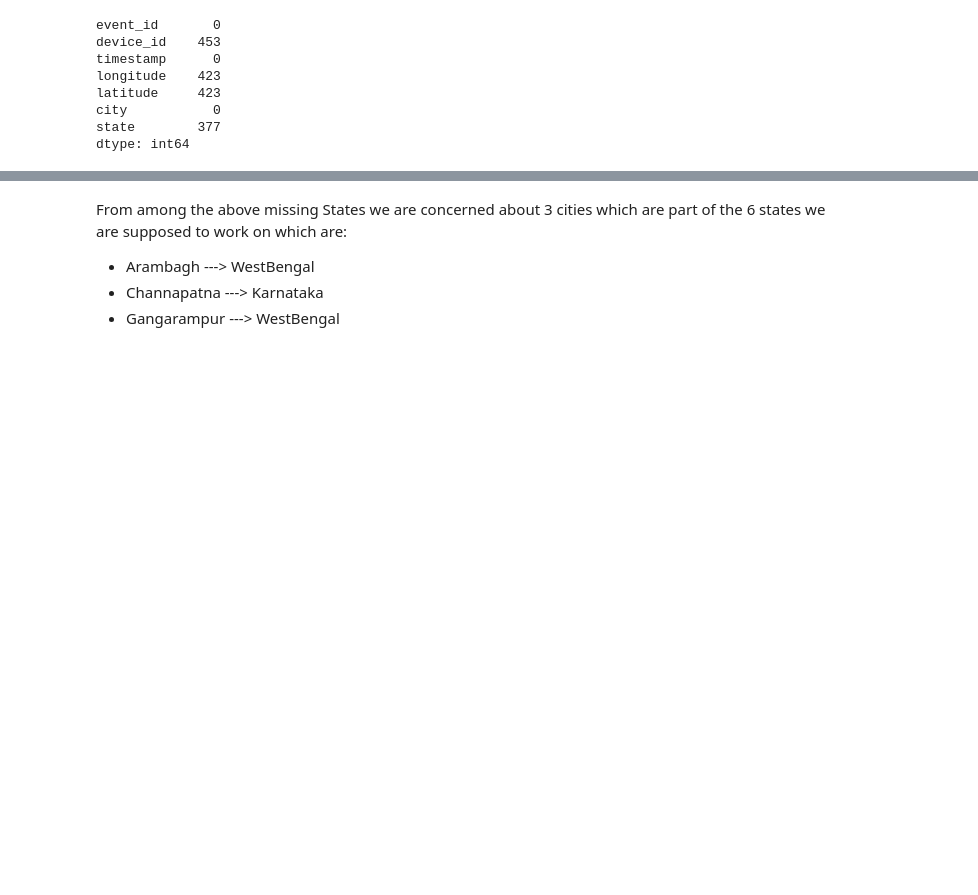
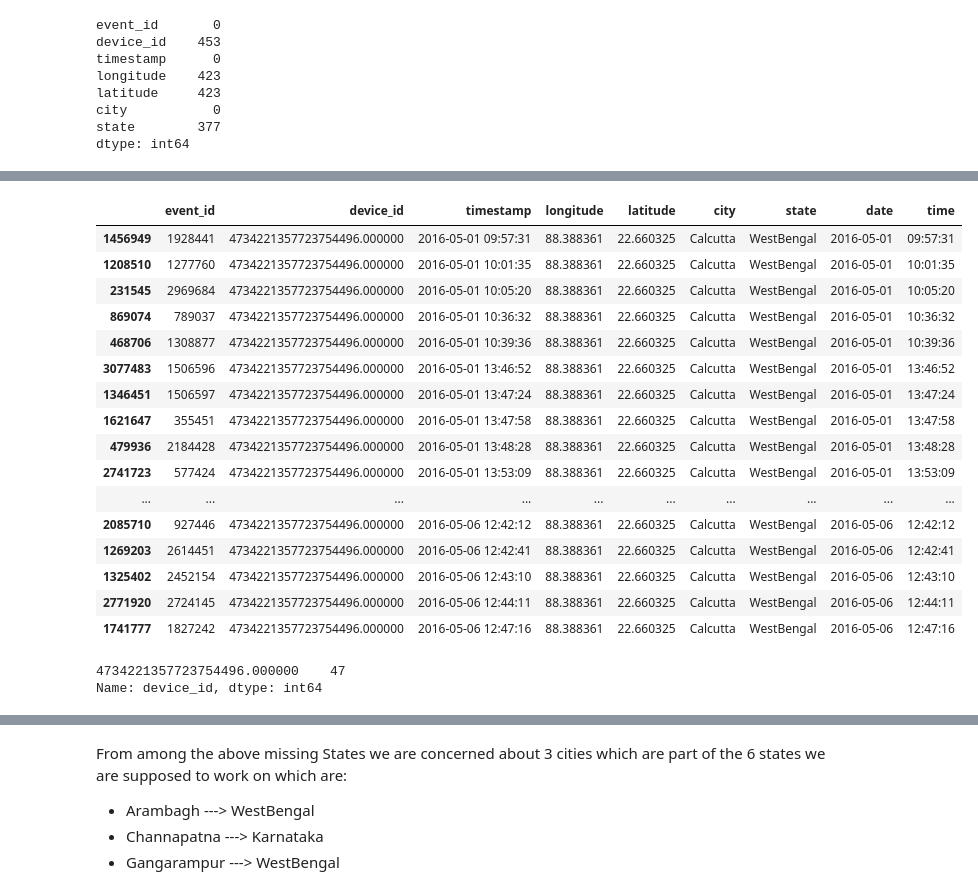
Before and after one commit to santhoshbvsrk/CapstoneProjects, a Jupyter notebook: DataAnalytics_CDF/InsaidTelecom_CDFCapstone.ipynb, the cells around one changed output, grey strips where cells are left out. Drawn from its saved outputs; the diff is of its cells as text; code cells hidden in the pictures; blank space fills up the shorter version.

```diff
--- a/DataAnalytics_CDF/InsaidTelecom_CDFCapstone.ipynb
+++ b/DataAnalytics_CDF/InsaidTelecom_CDFCapstone.ipynb
@@ -52,0 +398,3 @@ dtype: int64
+# %%
+#checking if the device_id is different for the records where latitude & longitude are null
+dev_id = events_data_df[(events_data_df.latitude.isnull()) & (events_data_df.longitude.isnull())].sort_values(by=['device_id'])['device_id'].unique()
@@ -52,0 +446,13 @@ dtype: int64
+# %%
+#Imputing missing values in latitude & longitude
+#From the previous steps we found that there are 21 device_ids for the missing latitude & longitude records.
+#For these 21 device_ids there are unique latitude & longitude combination. Hence, we'll be replacing the missing latitude & longitude values for these devices with the same latitude & longitude values
+
+for i in dev_id:
+  lat = list(events_data_df[(events_data_df.device_id == i) & (events_data_df.latitude.notnull())].latitude)[0]
+  lon = list(events_data_df[(events_data_df.device_id == i) & (events_data_df.latitude.notnull())].longitude)[0]
+  city = list(events_data_df[events_data_df.device_id == i].city)[0]
+  state = list(events_data_df[events_data_df.device_id == i].state)[0]
+  print('For DeviceID {} Latitude is: {}, Longitude is: {}, city is: {} & State is: {}'.format(i,lat,lon,city,state))
+  events_data_df.loc[events_data_df.device_id == i, 'latitude'] = lat
+  events_data_df.loc[events_data_df.device_id == i, 'longitude'] = lon
@@ -52,0 +532,2 @@ dtype: int64
+# %%
+events_data_df['timestamp'] = events_data_df['timestamp'].apply(lambda x : pd.to_datetime(str(x)))
@@ -52,0 +564,3 @@ dtype: int64
+# %%
+events_data_df['date'] = events_data_df['timestamp'].dt.date
+events_data_df['time'] = events_data_df['timestamp'].dt.time
@@ -52,0 +623,25 @@ dtype: int64
+# %%
+events_data_df[events_data_df.device_id==4734221357723754496.000000].sort_values('timestamp',ascending=True)
+# %% [output]
+|  | event_id | device_id | timestamp | longitude | latitude | city | state | date | time |
+| 1456949 | 1928441 | 4734221357723754496.000000 | 2016-05-01 09:57:31 | 88.388361 | 22.660325 | Calcutta | WestBengal | 2016-05-01 | 09:57:31 |
+| 1208510 | 1277760 | 4734221357723754496.000000 | 2016-05-01 10:01:35 | 88.388361 | 22.660325 | Calcutta | WestBengal | 2016-05-01 | 10:01:35 |
+| 231545 | 2969684 | 4734221357723754496.000000 | 2016-05-01 10:05:20 | 88.388361 | 22.660325 | Calcutta | WestBengal | 2016-05-01 | 10:05:20 |
+| 869074 | 789037 | 4734221357723754496.000000 | 2016-05-01 10:36:32 | 88.388361 | 22.660325 | Calcutta | WestBengal | 2016-05-01 | 10:36:32 |
+| 468706 | 1308877 | 4734221357723754496.000000 | 2016-05-01 10:39:36 | 88.388361 | 22.660325 | Calcutta | WestBengal | 2016-05-01 | 10:39:36 |
+| 3077483 | 1506596 | 4734221357723754496.000000 | 2016-05-01 13:46:52 | 88.388361 | 22.660325 | Calcutta | WestBengal | 2016-05-01 | 13:46:52 |
+| 1346451 | 1506597 | 4734221357723754496.000000 | 2016-05-01 13:47:24 | 88.388361 | 22.660325 | Calcutta | WestBengal | 2016-05-01 | 13:47:24 |
+| 1621647 | 355451 | 4734221357723754496.000000 | 2016-05-01 13:47:58 | 88.388361 | 22.660325 | Calcutta | WestBengal | 2016-05-01 | 13:47:58 |
+| 479936 | 2184428 | 4734221357723754496.000000 | 2016-05-01 13:48:28 | 88.388361 | 22.660325 | Calcutta | WestBengal | 2016-05-01 | 13:48:28 |
+| 2741723 | 577424 | 4734221357723754496.000000 | 2016-05-01 13:53:09 | 88.388361 | 22.660325 | Calcutta | WestBengal | 2016-05-01 | 13:53:09 |
+| ... | ... | ... | ... | ... | ... | ... | ... | ... | ... |
+| 2085710 | 927446 | 4734221357723754496.000000 | 2016-05-06 12:42:12 | 88.388361 | 22.660325 | Calcutta | WestBengal | 2016-05-06 | 12:42:12 |
+| 1269203 | 2614451 | 4734221357723754496.000000 | 2016-05-06 12:42:41 | 88.388361 | 22.660325 | Calcutta | WestBengal | 2016-05-06 | 12:42:41 |
+| 1325402 | 2452154 | 4734221357723754496.000000 | 2016-05-06 12:43:10 | 88.388361 | 22.660325 | Calcutta | WestBengal | 2016-05-06 | 12:43:10 |
+| 2771920 | 2724145 | 4734221357723754496.000000 | 2016-05-06 12:44:11 | 88.388361 | 22.660325 | Calcutta | WestBengal | 2016-05-06 | 12:44:11 |
+| 1741777 | 1827242 | 4734221357723754496.000000 | 2016-05-06 12:47:16 | 88.388361 | 22.660325 | Calcutta | WestBengal | 2016-05-06 | 12:47:16 |
+# %%
+events_data_df[(events_data_df.longitude == 88.388361) & (events_data_df.latitude == 22.660325)].device_id.value_counts()
+# %% [output]
+4734221357723754496.000000    47
+Name: device_id, dtype: int64
```
Also changed, not shown: parts of 108 cells of this notebook.
